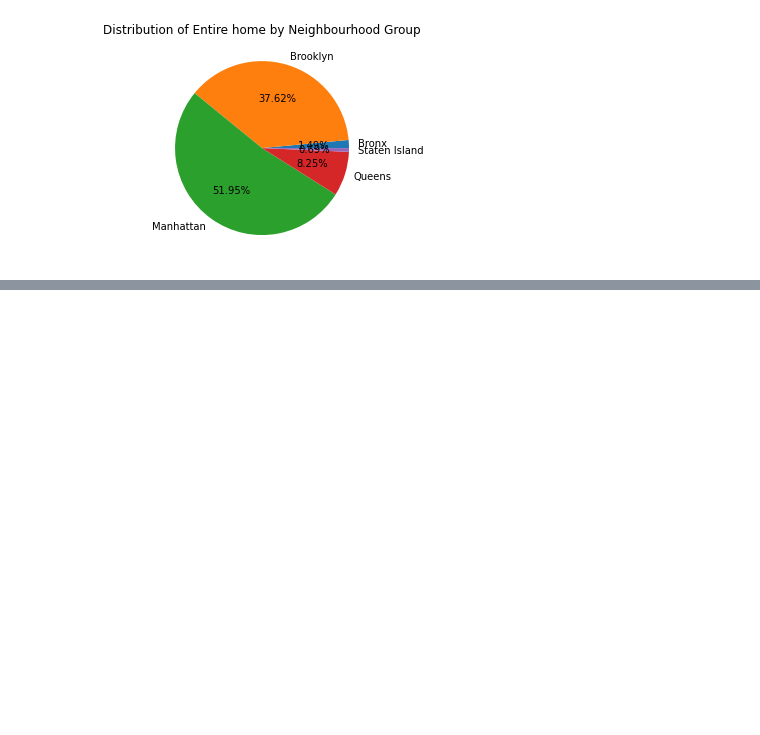
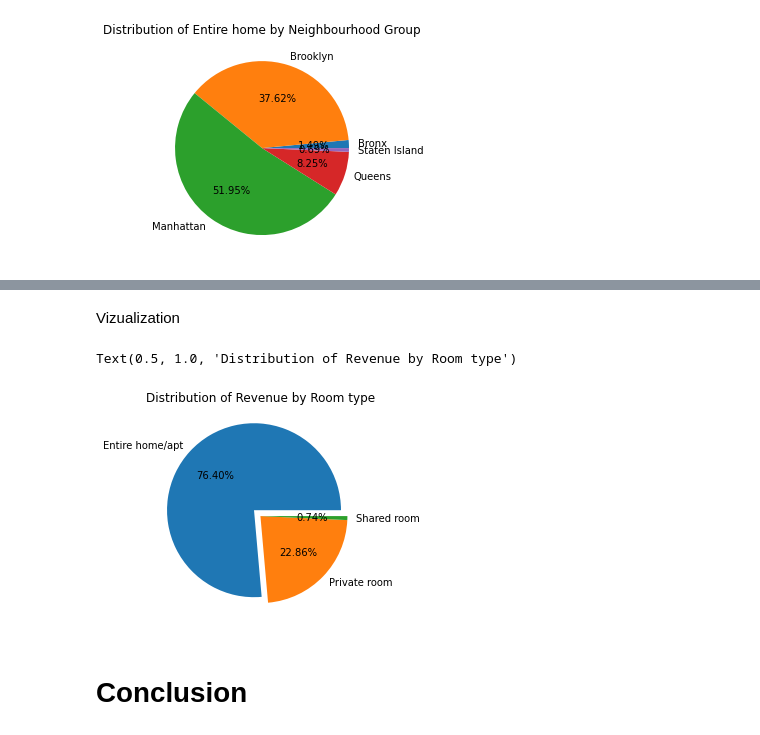
Before and after one commit to MohitJain7824/Airbnb, a Jupyter notebook: Final_of_Airbnb.ipynb, the cells around one changed output, grey strips where cells are left out. Saved outputs shown, nothing was run; the diff lists cells and outputs as text; code cells hidden in the pictures; blank space fills up the shorter version.

```diff
--- a/Final_of_Airbnb.ipynb
+++ b/Final_of_Airbnb.ipynb
@@ -156,0 +183,3 @@ Text(0.5, 1.0, 'Distribution of Entire home by Neighbourhood Group')
+# %%
+df['revenue']=df.price*df.minimum_nights
+df.head()
@@ -156,0 +201,4 @@ Text(0.5, 1.0, 'Distribution of Entire home by Neighbourhood Group')
+# %%
+revenue=df.groupby('room_type')['revenue'].sum()
+revenue=pd.DataFrame(revenue)
+revenue
@@ -156,0 +211,10 @@ Text(0.5, 1.0, 'Distribution of Entire home by Neighbourhood Group')
+# %% [markdown]
+Vizualization
+# %%
+plt.pie(revenue.revenue,labels=revenue.index,autopct='%0.2f%%',explode=[0.1,0,0])
+plt.title("Distribution of Revenue by Room type")
+# %% [output]
+Text(0.5, 1.0, 'Distribution of Revenue by Room type')
+[figure, added]
+# %% [markdown]
+# **Conclusion**
```
Also changed, not shown: parts of 17 cells of this notebook.
